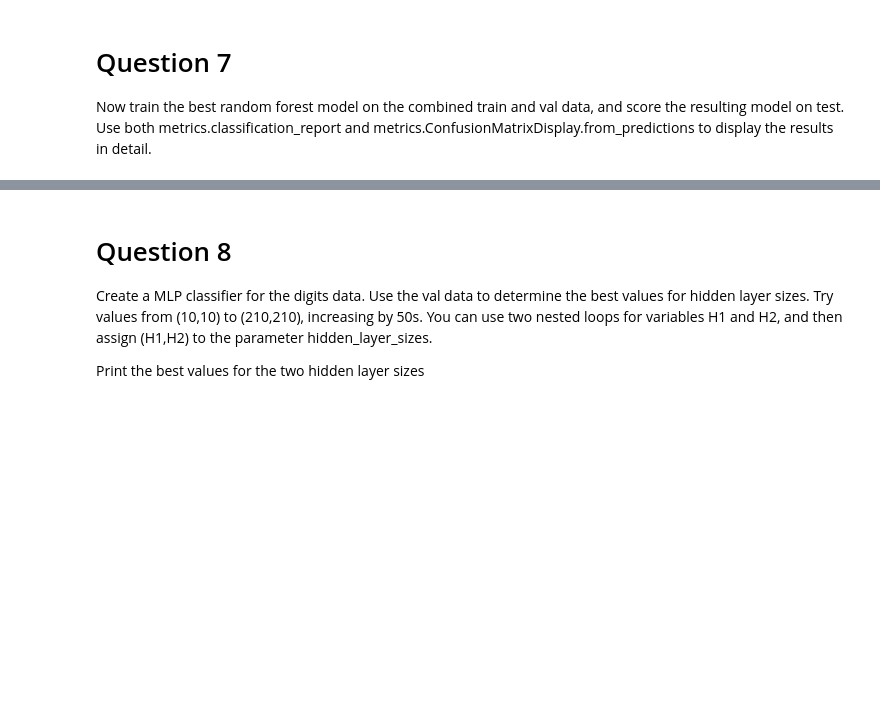
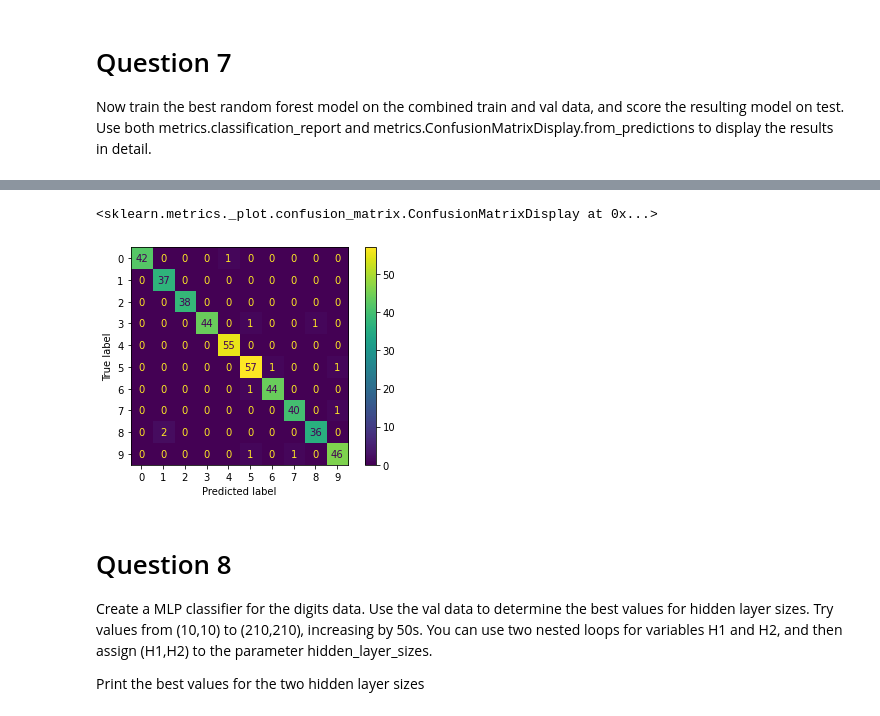
Before and after one commit to Markusgl17/aiml23_labs, a Jupyter notebook: LAB1_2023.ipynb, the cells around one changed output, grey strips where cells are left out. Cells and saved outputs as stored; diff of their text form; code cells hidden in the pictures; blank space fills up the shorter version.

```diff
--- a/LAB1_2023.ipynb
+++ b/LAB1_2023.ipynb
@@ -125,3 +150,8 @@ Create a Random Forest classifier for the digits data. Use the val data to deter
 Now train the best random forest model on the combined train and val data, and score the resulting model on test.
 
 Use both metrics.classification_report and metrics.ConfusionMatrixDisplay.from_predictions to display the results in detail.
+# %%
+best_rf=RandomForestClassifier(n_estimators=500, max_depth=40)
+best_rf.fit(Xtrain,ytrain)
+y_pred=best_rf.predict(X_test)
+print(metrics.classification_report(y_test,y_pred))
@@ -128,3 +175,8 @@ Use both metrics.classification_report and metrics.ConfusionMatrixDisplay.from_p
+# %%
+metrics.ConfusionMatrixDisplay.from_predictions(y_test,y_pred)
+# %% [output]
+<sklearn.metrics._plot.confusion_matrix.ConfusionMatrixDisplay at 0x...>
+[figure, added]
 # %% [markdown]
 # <h1>Question 8</h1>
 Create a MLP classifier for the digits data. Use the val data to determine the best values for
```
Also changed, not shown: parts of 16 cells of this notebook.
